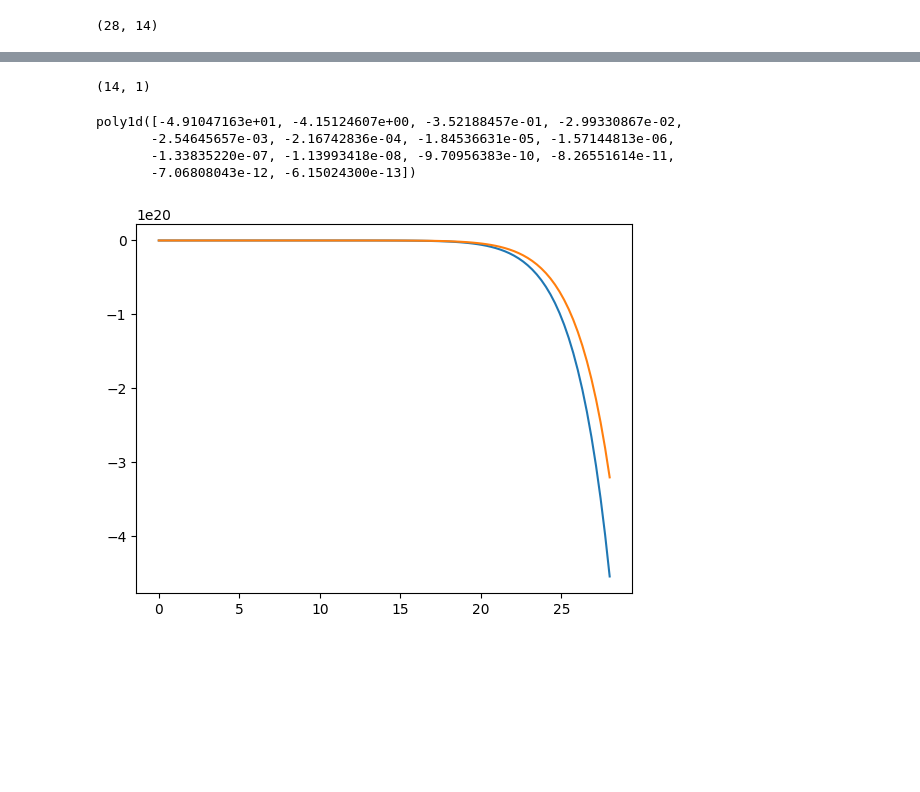
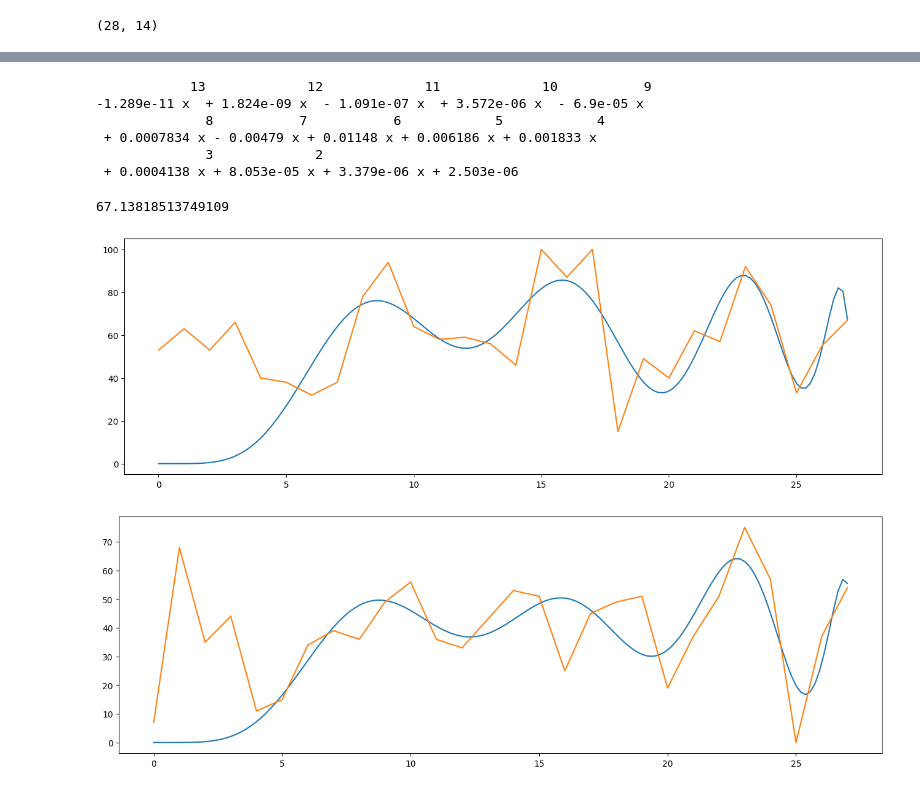
Before and after one commit to chelate1118/language_usage, a Jupyter notebook: main.ipynb, the cells around one changed output, grey strips where cells are left out. Saved outputs shown, nothing was run; the diff lists cells and outputs as text; code cells hidden in the pictures; blank space fills up the shorter version.

```diff
--- a/main.ipynb
+++ b/main.ipynb
@@ -85,2 +105,3 @@ a.shape
 # %%
-mp_inverse = np.linalg.inv(a.transpose()*a)*a.transpose()
+mp_inverse = np.linalg.pinv(a)
+mp_inverse.shape
@@ -87,3 +130,5 @@ mp_inverse = np.linalg.inv(a.transpose()*a)*a.transpose()
 # %%
-bbq_coeff = mp_inverse * bbq
-kyo_coeff = mp_inverse * kyo
+bbq_coeff = np.matmul(mp_inverse, bbq)
+kyo_coeff = np.matmul(mp_inverse, kyo)
+
+bbq_coeff
@@ -90,25 +150,34 @@ kyo_coeff = mp_inverse * kyo
-# %%
-bbq_coeff.shape
-# %% [output]
-(14, 1)
 # %%
-bbq_poly = np.poly1d(bbq_coeff.transpose().tolist()[0])
-kyo_poly = np.poly1d(kyo_coeff.transpose().tolist()[0])
+bbq_poly = np.poly1d(bbq_coeff.transpose().tolist()[0][::-1])
+kyo_poly = np.poly1d(kyo_coeff.transpose().tolist()[0][::-1])
 
-kyo_poly
+print(bbq_poly)
 # %% [output]
-poly1d([-4.91047163e+01, -4.15124607e+00, -3.52188457e-01, -2.99330867e-02,
-       -2.54645657e-03, -2.16742836e-04, -1.84536631e-05, -1.57144813e-06,
-       -1.33835220e-07, -1.13993418e-08, -9.70956383e-10, -8.26551614e-11,
-       -7.06808043e-12, -6.15024300e-13])
+            13             12             11             10           9
+-1.289e-11 x  + 1.824e-09 x  - 1.091e-07 x  + 3.572e-06 x  - 6.9e-05 x
+              8           7           6            5            4
+ + 0.0007834 x - 0.00479 x + 0.01148 x + 0.006186 x + 0.001833 x
+              3             2
+ + 0.0004138 x + 8.053e-05 x + 3.379e-06 x + 2.503e-06
 # %%
-plot_x = np.linspace(0, 28, 100)
+plot_x = np.linspace(0, 27, 150)
 
 bbq_y = [bbq_poly(i) for i in plot_x]
 kyo_y = [kyo_poly(i) for i in plot_x]
-# %%
-plt.plot(plot_x, bbq_y, label="bbq_trend")
-plt.plot(plot_x, kyo_y, label="Kyochon_trend")
-plt.show()
-# %% [output]
-[figure, removed]
+# %%
+bbq_poly(27)
+# %% [output]
+67.13818513749109
+# %%
+plt.figure(figsize=(16, 5))
+plt.plot(plot_x, bbq_y, label="bbq_trend")
+plt.plot([i for i in range(28)], df['bbq'], label="bbq")
+plt.show()
+
+plt.figure(figsize=(16, 5))
+plt.plot(plot_x, kyo_y, label="Kyochon_trend")
+plt.plot([i for i in range(28)], df['Kyochon'], label="Kyochon")
+plt.show()
+# %% [output]
+[figure, added]
+[figure, added]
```
Also changed, not shown: parts of 4 cells of this notebook.
